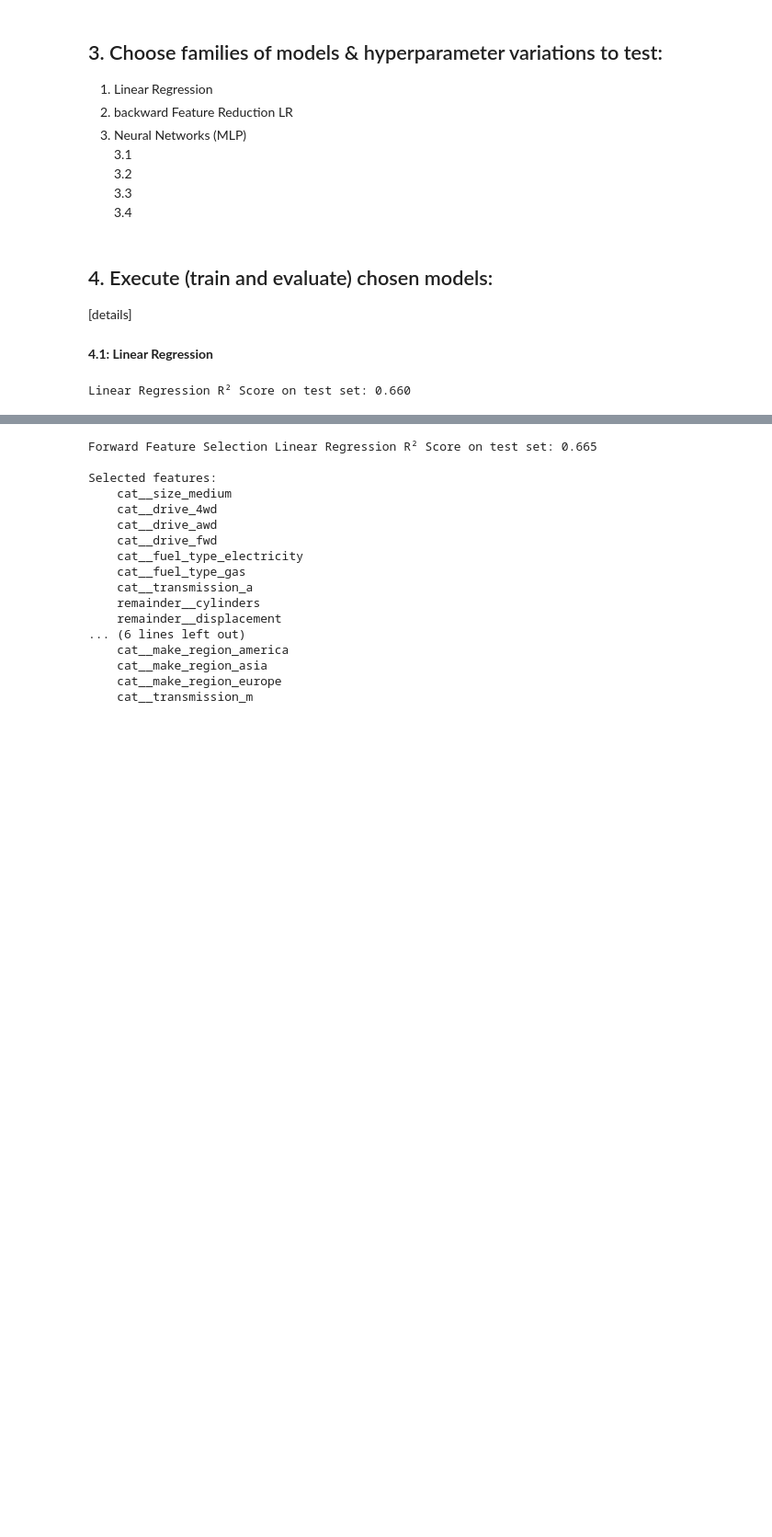
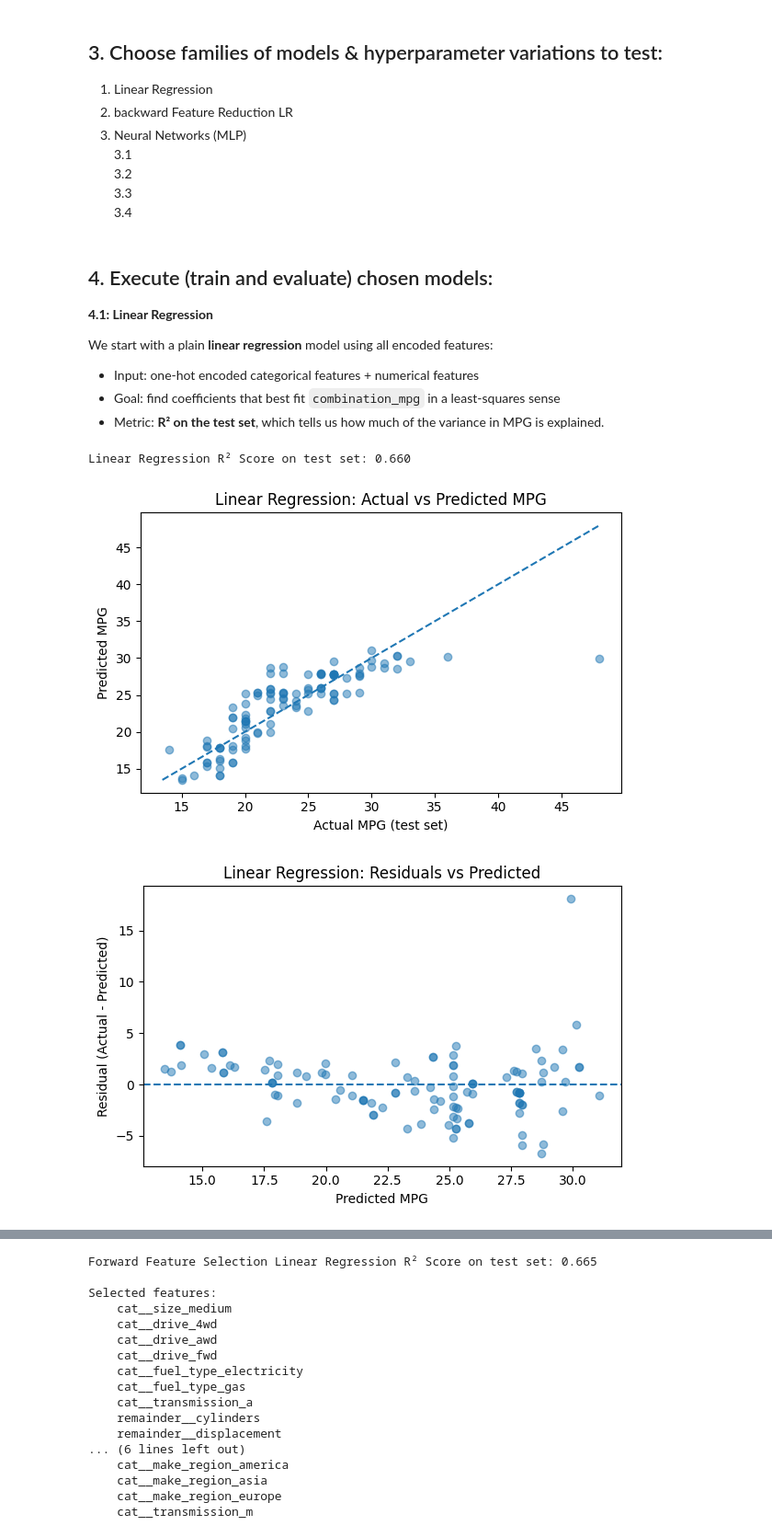
Before and after one commit to veryconfusedlol/sdse-final-project, a Jupyter notebook: sdse-final-project-formatted-1.ipynb, the cells around one changed output, grey strips where cells are left out. Shown at 92% size. Drawn from its saved outputs; the diff is of its cells as text; code cells hidden in the pictures; blank space fills up the shorter version.

```diff
--- a/sdse-final-project-formatted-1.ipynb
+++ b/sdse-final-project-formatted-1.ipynb
@@ -242,7 +281,11 @@ X_test_enc  = preprocessor.transform(X_test)
     3.4
 # %% [markdown]
 ## 4. Execute (train and evaluate) chosen models:
-[details]
+
+**4.1: Linear Regression**
+
+We start with a plain **linear regression** model using all encoded features:
+- Input: one-hot encoded categorical features + numerical features
+- Goal: find coefficients that best fit `combination_mpg` in a least-squares sense
+- Metric: **R² on the test set**, which tells us how much of the variance in MPG is explained.
-# %% [markdown]
-**4.1: Linear Regression**
 # %%
@@ -256,5 +303,34 @@ r2 = r2_score(y_test, y_pred)
 print(f"\nLinear Regression R² Score on test set: {r2:.3f}")
 # %% [output]
 Linear Regression R² Score on test set: 0.660
+# %%
+# Visualizing linear-regression performance
+
+# 1. Predicted vs actual MPG
+plt.figure(figsize=(6, 4))
+plt.scatter(y_test, y_pred, alpha=0.5)
+min_val = min(y_test.min(), y_pred.min())
+max_val = max(y_test.max(), y_pred.max())
+plt.plot([min_val, max_val], [min_val, max_val], linestyle="--")
+plt.xlabel("Actual MPG (test set)")
+plt.ylabel("Predicted MPG")
+plt.title("Linear Regression: Actual vs Predicted MPG")
+plt.tight_layout()
+plt.show()
+
+# 2. Residuals plot (errors vs prediction)
+residuals = y_test - y_pred
+
+plt.figure(figsize=(6, 4))
+plt.scatter(y_pred, residuals, alpha=0.5)
+plt.axhline(0, linestyle="--")
+plt.xlabel("Predicted MPG")
+plt.ylabel("Residual (Actual - Predicted)")
+plt.title("Linear Regression: Residuals vs Predicted")
+plt.tight_layout()
+plt.show()
+# %% [output]
+[figure, added]
+[figure, added]
 # %% [markdown]
 **4.2: Linear Regression with forward feature selection**
```
Also changed, not shown: parts of 24 cells of this notebook.
